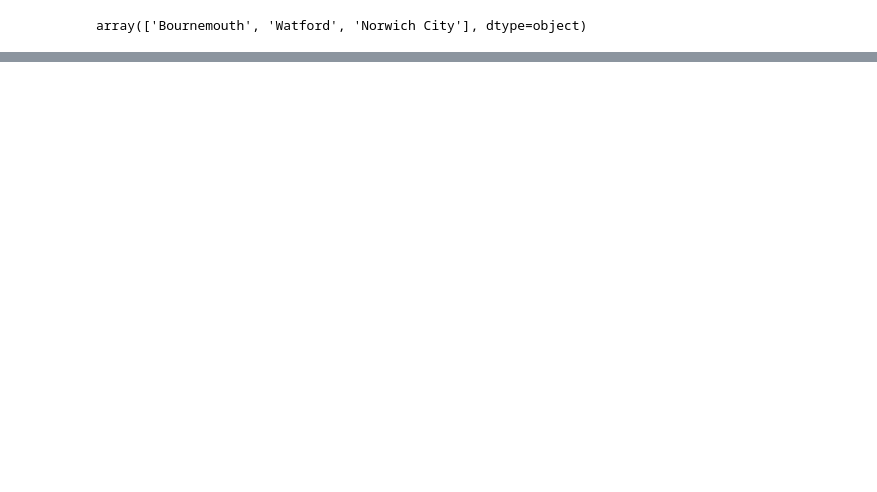
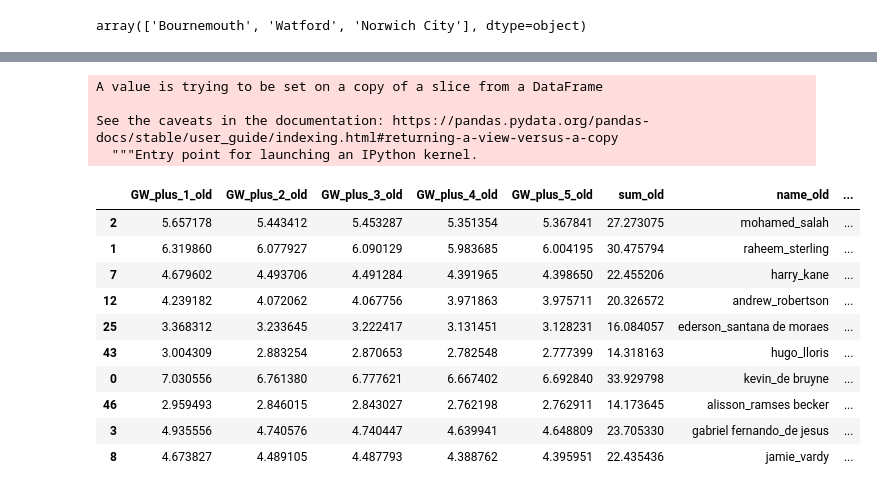
Before and after one commit to stevieg3/fpl-analysis, a Jupyter notebook: notebooks/DeepFantasyFootball/14. 2020-21 gameweek 1 predictions.ipynb, the cells around one changed output, grey strips where cells are left out. Saved outputs shown, nothing was run; the diff lists cells and outputs as text; code cells hidden in the pictures; blank space fills up the shorter version.

```diff
--- a/notebooks/DeepFantasyFootball/14. 2020-21 gameweek 1 predictions.ipynb
+++ b/notebooks/DeepFantasyFootball/14. 2020-21 gameweek 1 predictions.ipynb
@@ -157,0 +349,4 @@ old_model_predictions.head(20)
+# %%
+combined = combined[combined['_merge'] != 'right_only']
+print(combined.shape)
+combined.head()
@@ -157,0 +387,13 @@ old_model_predictions.head(20)
+# %%
+for feature in ['GW_plus_1', 'GW_plus_2', 'GW_plus_3', 'GW_plus_4', 'GW_plus_5', 'sum', 'position_DEF', 'position_FWD', 'position_GK', 'position_MID']:
+    combined[feature] = np.where(
+        combined['sum_new'].isnull(),
+        combined[f'{feature}_old'],
+        combined[f'{feature}_new']
+    )
+
+combined['model'] = np.where(
+    combined['sum_new'].isnull(),
+    'lstm_v4',
+    'DeepFantasyFootball_v01'
+)
@@ -157,0 +420,21 @@ old_model_predictions.head(20)
+# %%
+combined.sort_values('sum', ascending=False, inplace=True)
+# %% [output]
+A value is trying to be set on a copy of a slice from a DataFrame
+
+See the caveats in the documentation: https://pandas.pydata.org/pandas-docs/stable/user_guide/indexing.html#returning-a-view-versus-a-copy
+  """Entry point for launching an IPython kernel.
+# %%
+combined.head(10)
+# %% [output]
+|  | GW_plus_1_old | GW_plus_2_old | GW_plus_3_old | GW_plus_4_old | GW_plus_5_old | sum_old | name_old | ... |
+| 2 | 5.657178 | 5.443412 | 5.453287 | 5.351354 | 5.367841 | 27.273075 | mohamed_salah | ... |
+| 1 | 6.319860 | 6.077927 | 6.090129 | 5.983685 | 6.004195 | 30.475794 | raheem_sterling | ... |
+| 7 | 4.679602 | 4.493706 | 4.491284 | 4.391965 | 4.398650 | 22.455206 | harry_kane | ... |
+| 12 | 4.239182 | 4.072062 | 4.067756 | 3.971863 | 3.975711 | 20.326572 | andrew_robertson | ... |
+| 25 | 3.368312 | 3.233645 | 3.222417 | 3.131451 | 3.128231 | 16.084057 | ederson_santana de moraes | ... |
+| 43 | 3.004309 | 2.883254 | 2.870653 | 2.782548 | 2.777399 | 14.318163 | hugo_lloris | ... |
+| 0 | 7.030556 | 6.761380 | 6.777621 | 6.667402 | 6.692840 | 33.929798 | kevin_de bruyne | ... |
+| 46 | 2.959493 | 2.846015 | 2.843027 | 2.762198 | 2.762911 | 14.173645 | alisson_ramses becker | ... |
+| 3 | 4.935556 | 4.740576 | 4.740447 | 4.639941 | 4.648809 | 23.705330 | gabriel fernando_de jesus | ... |
+| 8 | 4.673827 | 4.489105 | 4.487793 | 4.388762 | 4.395951 | 22.435436 | jamie_vardy | ... |
```
Also changed, not shown: parts of 47 cells of this notebook, 3 other files.
